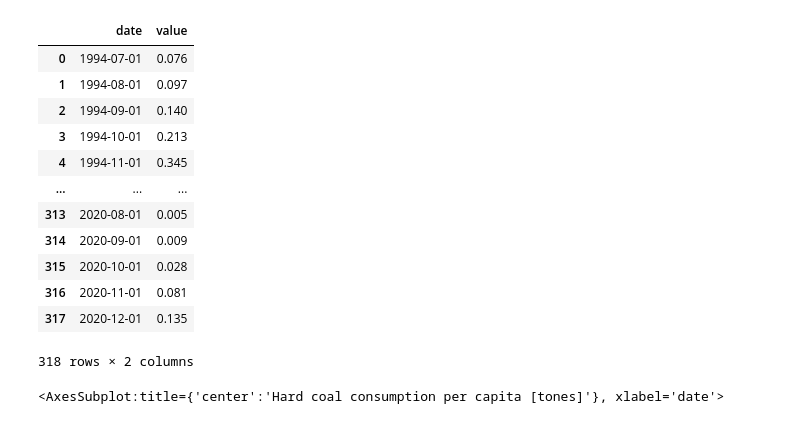
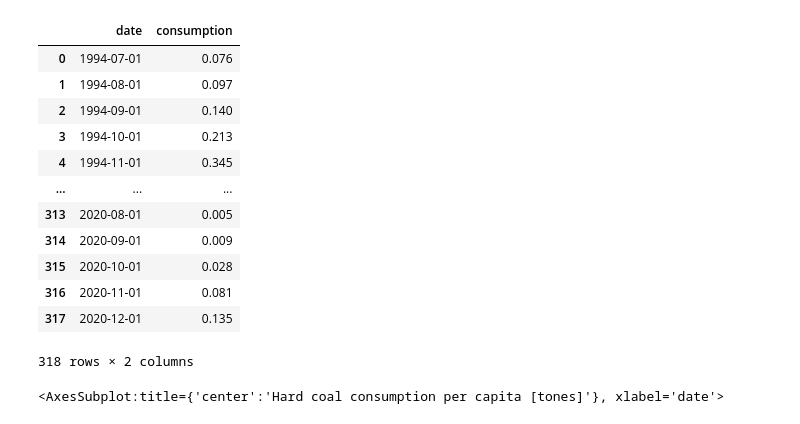
Before and after one commit to jcierocki/INGModellingContest, a Jupyter notebook: notebooks/task1.ipynb, the cells around one changed output. Cells and saved outputs as stored; diff of their text form; code cells hidden in the pictures.

```diff
--- a/notebooks/task1.ipynb
+++ b/notebooks/task1.ipynb
@@ -5,10 +14,10 @@ import matplotlib.pyplot as plt
 # %%
-df = pd.read_csv("../data/raw_data.csv").rename(columns = {"DATE": "date", "Hard coal consumption per capita [tones]": "value"})
+df = pd.read_csv("../data/raw_data.csv").rename(columns = {"DATE": "date", "Hard coal consumption per capita [tones]": "consumption"})
 df.date = pd.to_datetime(df.date).dt.date
 
 df
 # %% [output]
-|  | date | value |
+|  | date | consumption |
 | 0 | 1994-07-01 | 0.076 |
 | 1 | 1994-08-01 | 0.097 |
 | 2 | 1994-09-01 | 0.140 |
```
Also changed, not shown: parts of 13 cells of this notebook.
